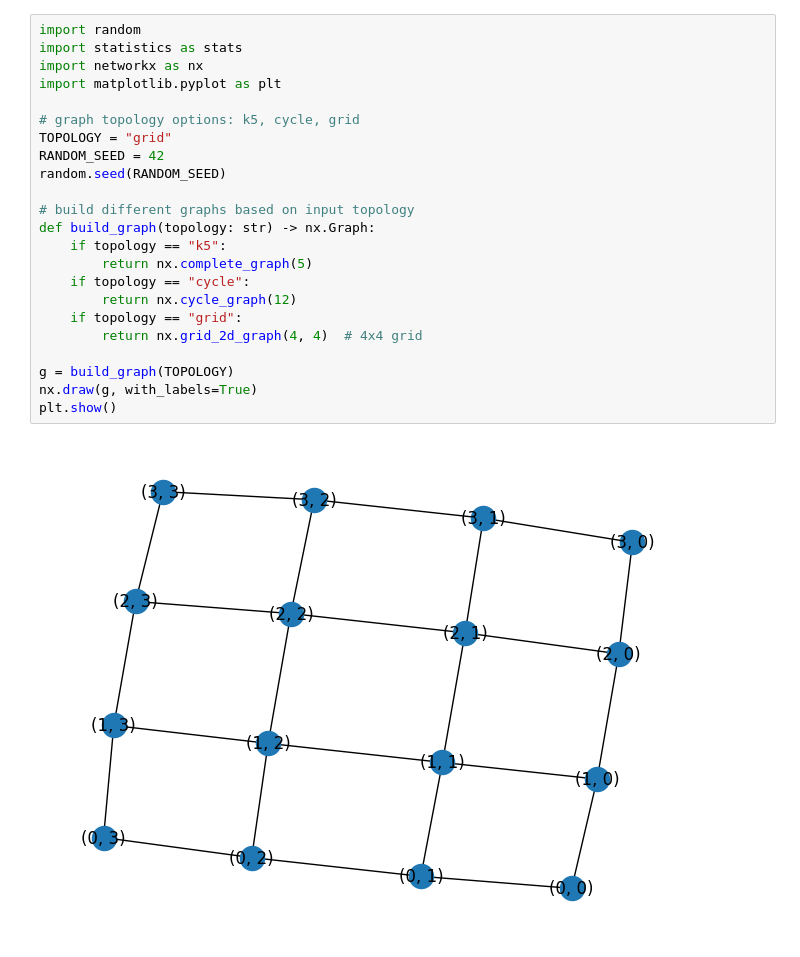
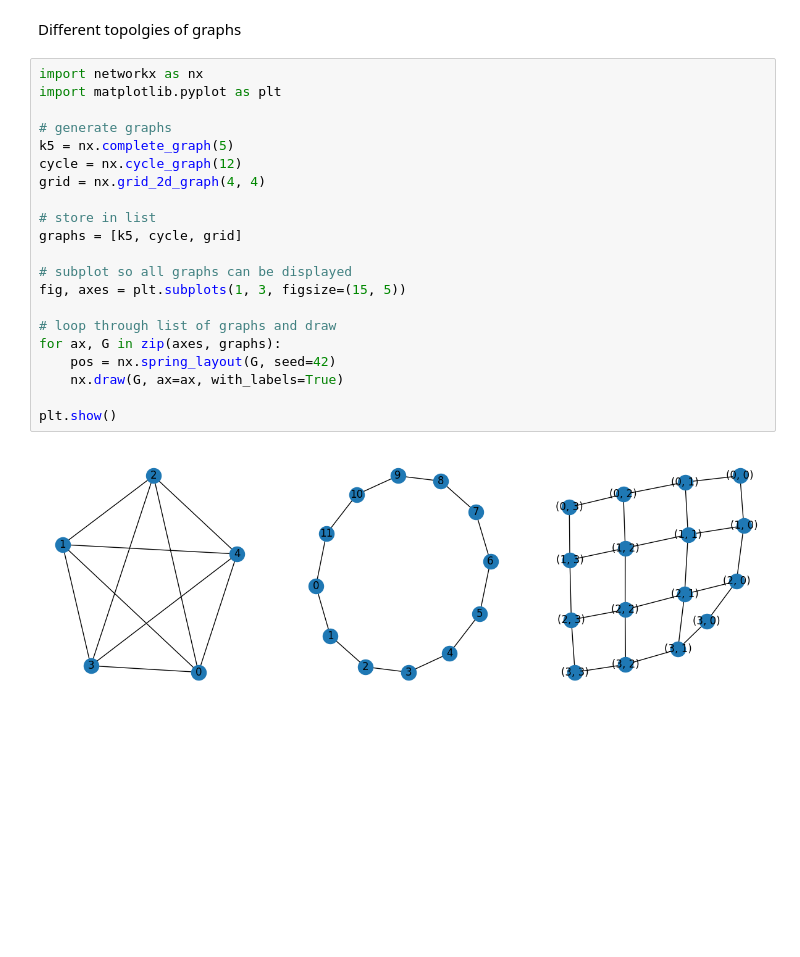
Before and after one commit to DarraghD1/AssignmentTwoAI, a Jupyter notebook: main.ipynb, the cells around one changed output. Drawn from its saved outputs; the diff is of its cells as text; blank space fills up the shorter version.

```diff
--- a/main.ipynb
+++ b/main.ipynb
@@ -1,27 +1,27 @@
-# %%
-import random
-import statistics as stats
-import networkx as nx
-import matplotlib.pyplot as plt
-
-# graph topology options: k5, cycle, grid
-TOPOLOGY = "grid"
-RANDOM_SEED = 42
-random.seed(RANDOM_SEED)
-
-# build different graphs based on input topology
-def build_graph(topology: str) -> nx.Graph:
-    if topology == "k5":
-        return nx.complete_graph(5)
-    if topology == "cycle":
-        return nx.cycle_graph(12)
-    if topology == "grid":
-        return nx.grid_2d_graph(4, 4)  # 4x4 grid
-
-g = build_graph(TOPOLOGY)
-nx.draw(g, with_labels=True)
-plt.show()
-# %% [output]
-[figure, removed]
+# %% [markdown]
+Different topolgies of graphs
+# %%
+import networkx as nx
+import matplotlib.pyplot as plt
+
+# generate graphs
+k5 = nx.complete_graph(5)
+cycle = nx.cycle_graph(12)
+grid = nx.grid_2d_graph(4, 4)
+
+# store in list
+graphs = [k5, cycle, grid]
+
+# subplot so all graphs can be displayed
+fig, axes = plt.subplots(1, 3, figsize=(15, 5))
+
+# loop through list of graphs and draw
+for ax, G in zip(axes, graphs):
+    pos = nx.spring_layout(G, seed=42)
+    nx.draw(G, ax=ax, with_labels=True)
+
+plt.show()
+# %% [output]
+[figure, added]
 # %%
 # input number of colours for the topology
```
Also changed, not shown: parts of 4 cells of this notebook.
